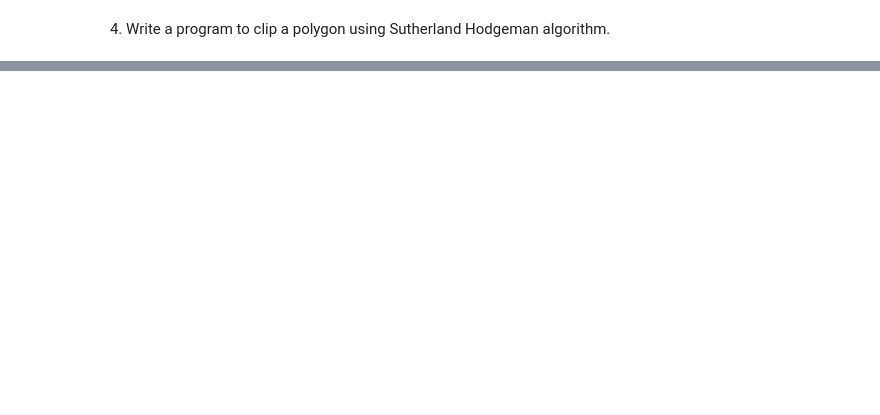
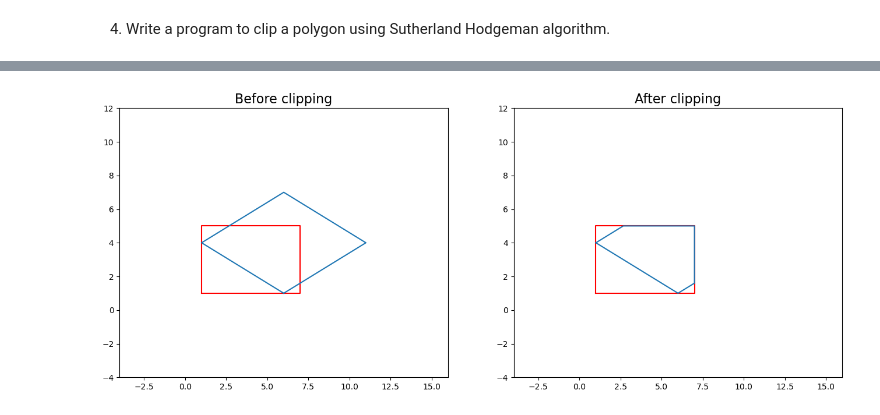
Before and after one commit to Chandan1707/Computer_Graphics, a Jupyter notebook: Assignment_04_polygon_clipping_using_Sutherland_Hodgeman_algorithm.ipynb, the cells around one changed output, grey strips where cells are left out. Saved outputs shown, nothing was run; the diff lists cells and outputs as text; code cells hidden in the pictures; blank space fills up the shorter version.

```diff
--- a/Assignment_04_polygon_clipping_using_Sutherland_Hodgeman_algorithm.ipynb
+++ b/Assignment_04_polygon_clipping_using_Sutherland_Hodgeman_algorithm.ipynb
@@ -158,0 +126,7 @@ print(p1)
+# %%
+window_1 = ((1, 1), (7, 1), (7, 5), (1, 5))
+polygon_2 = ((6, 1), (11, 4), (6, 7), (1, 4))
+
+co_ordinate_3 = polygon_clipping(polygon_2, window_1)
+# %% [output]
+[figure, added]
```
Also changed, not shown: parts of 9 cells of this notebook.
